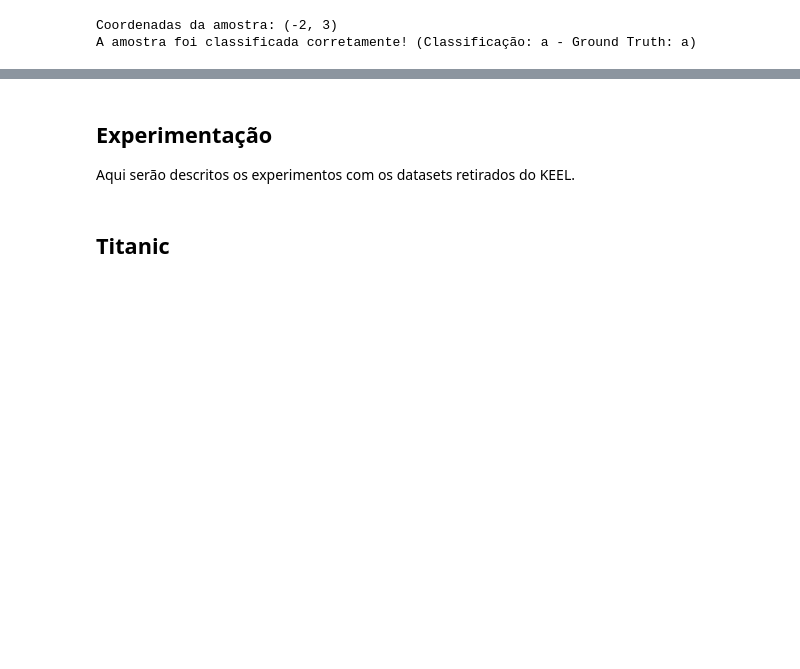
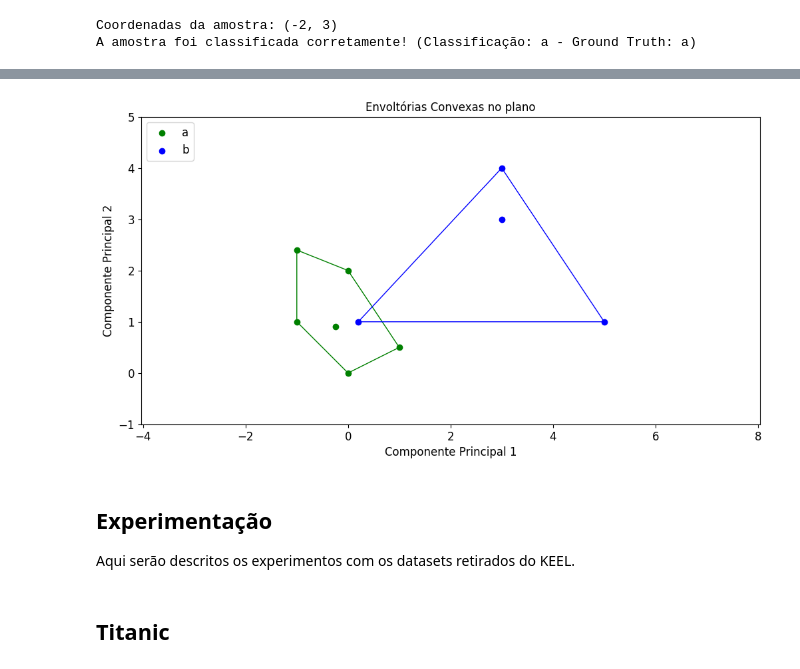
Before and after one commit to vinisilvag/geometry-classifier, a Jupyter notebook: src/main.ipynb, the cells around one changed output, grey strips where cells are left out. Cells and saved outputs as stored; diff of their text form; code cells hidden in the pictures; blank space fills up the shorter version.

```diff
--- a/src/main.ipynb
+++ b/src/main.ipynb
@@ -400,3 +532,12 @@ A amostra foi classificada corretamente! (Classificação: a - Ground Truth: a)
+# %%
+# Envoltórias Convexas
+
+hull_a = graham_scan(set_a)
+hull_b = graham_scan(set_b)
+
+plot_hulls(set_a, set_b, hull_a, hull_b, label_a, label_b)
+# %% [output]
+[figure, added]
 # %% [markdown]
 ## __Experimentação__
 
```
Also changed, not shown: parts of 17 cells of this notebook, 3 other files.
